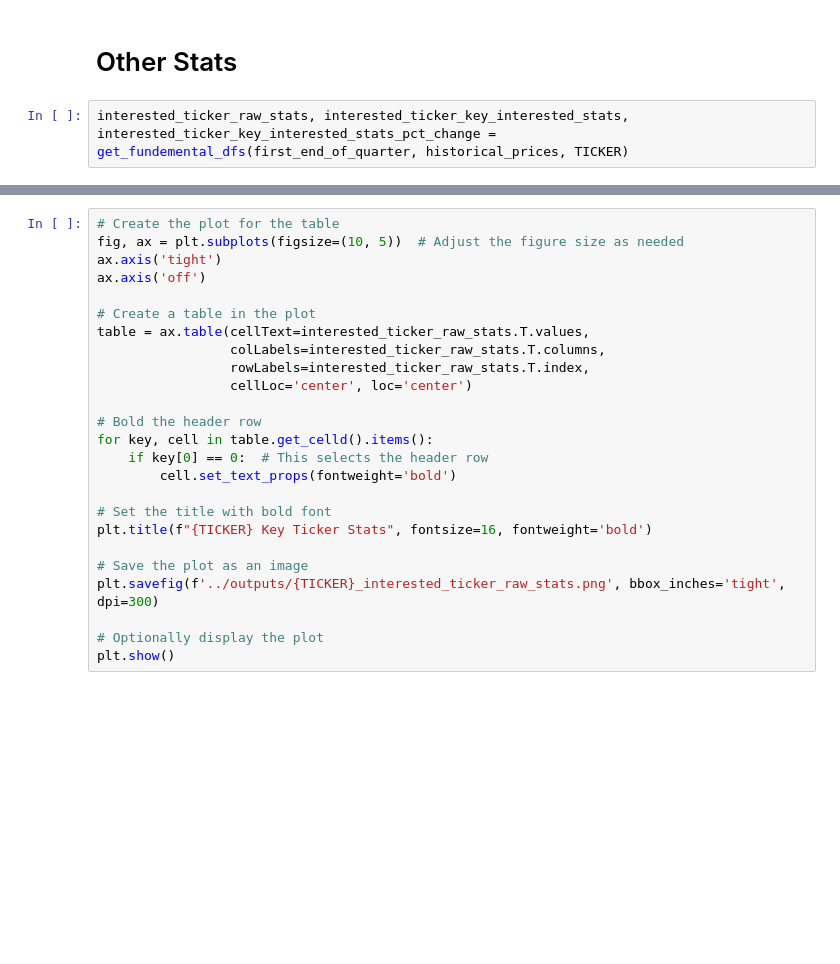
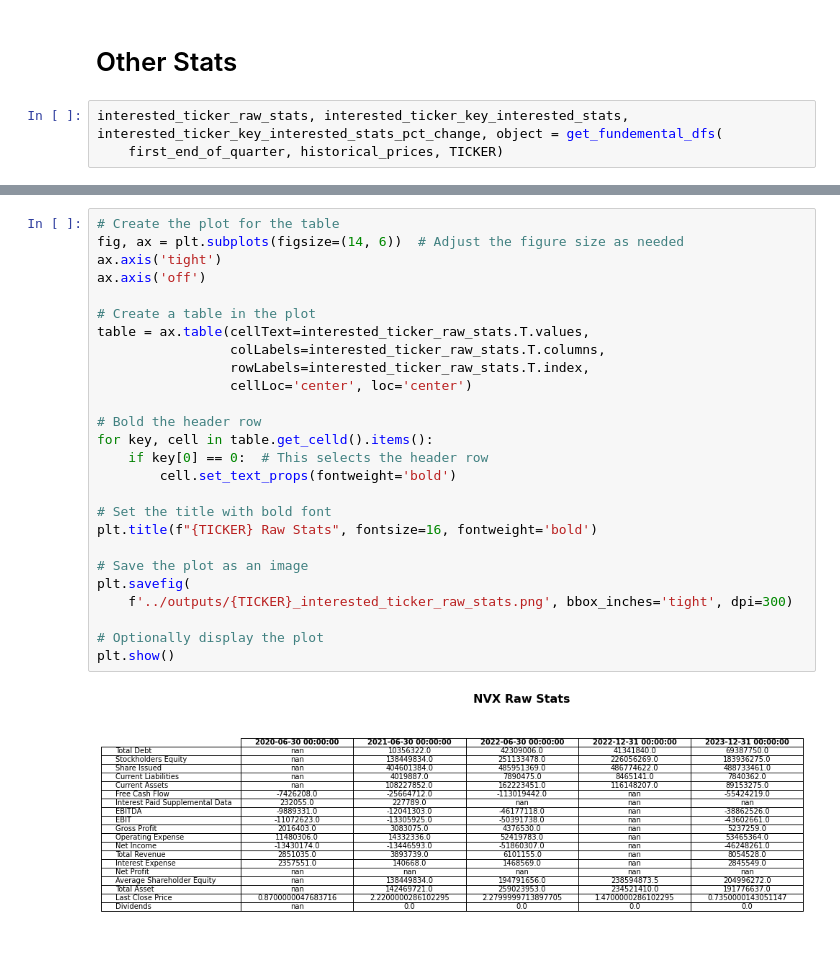
Before and after one commit to TGChenZP/HuangPu_EquityResearchPlatform, a Jupyter notebook: notebook/analysis.ipynb, the cells around one changed output, grey strips where cells are left out. Drawn from its saved outputs; the diff is of its cells as text; blank space fills up the shorter version.

```diff
--- a/notebook/analysis.ipynb
+++ b/notebook/analysis.ipynb
@@ -764,4 +764,5 @@ plt.show()
 # %% [markdown]
 # Other Stats
 # %%
-interested_ticker_raw_stats, interested_ticker_key_interested_stats, interested_ticker_key_interested_stats_pct_change = get_fundemental_dfs(first_end_of_quarter, historical_prices, TICKER)
+interested_ticker_raw_stats, interested_ticker_key_interested_stats, interested_ticker_key_interested_stats_pct_change, object = get_fundemental_dfs(
+    first_end_of_quarter, historical_prices, TICKER)
@@ -770,27 +781,30 @@ interested_ticker_raw_stats
 # %%
 # Create the plot for the table
-fig, ax = plt.subplots(figsize=(10, 5))  # Adjust the figure size as needed
+fig, ax = plt.subplots(figsize=(14, 6))  # Adjust the figure size as needed
 ax.axis('tight')
 ax.axis('off')
 
 # Create a table in the plot
 table = ax.table(cellText=interested_ticker_raw_stats.T.values,
                  colLabels=interested_ticker_raw_stats.T.columns,
                  rowLabels=interested_ticker_raw_stats.T.index,
                  cellLoc='center', loc='center')
 
 # Bold the header row
 for key, cell in table.get_celld().items():
     if key[0] == 0:  # This selects the header row
         cell.set_text_props(fontweight='bold')
 
 # Set the title with bold font
-plt.title(f"{TICKER} Key Ticker Stats", fontsize=16, fontweight='bold')
+plt.title(f"{TICKER} Raw Stats", fontsize=16, fontweight='bold')
 
 # Save the plot as an image
-plt.savefig(f'../outputs/{TICKER}_interested_ticker_raw_stats.png', bbox_inches='tight', dpi=300)
+plt.savefig(
+    f'../outputs/{TICKER}_interested_ticker_raw_stats.png', bbox_inches='tight', dpi=300)
 
 # Optionally display the plot
 plt.show()
+# %% [output]
+[figure, added]
 # %%
 interested_ticker_key_interested_stats
```
Also changed, not shown: parts of 32 cells of this notebook, 3 other files.
